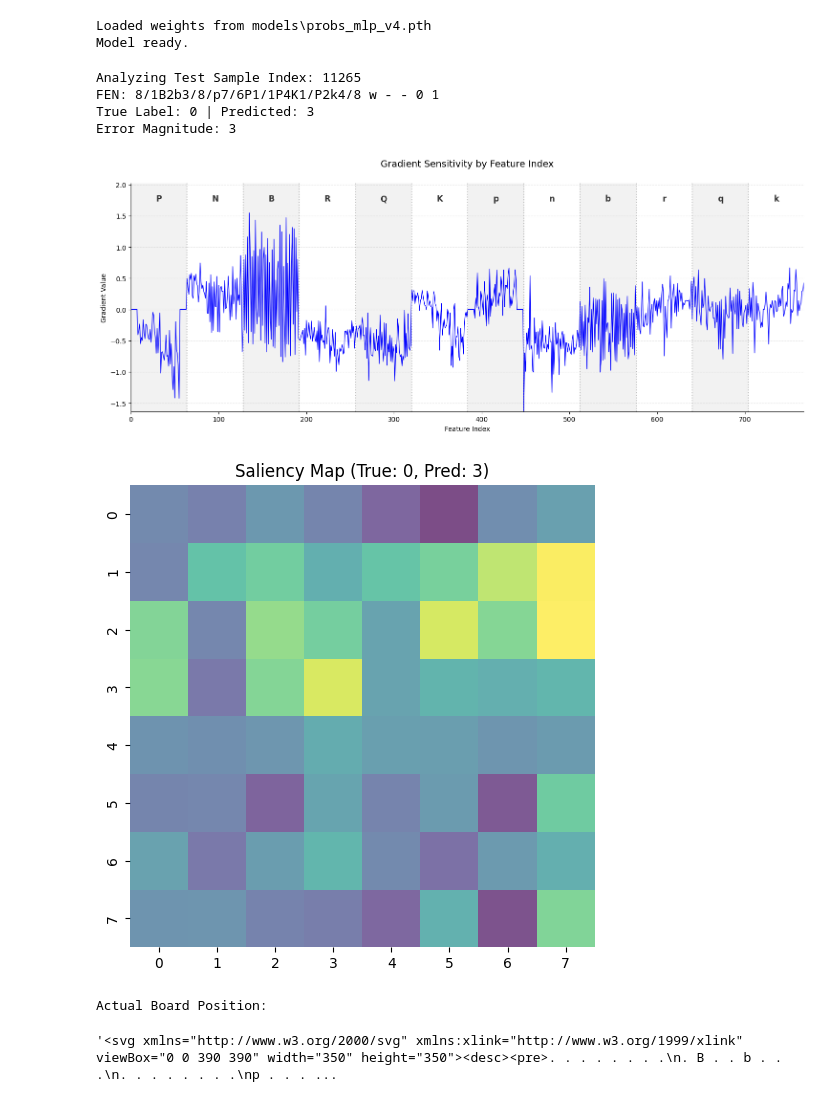
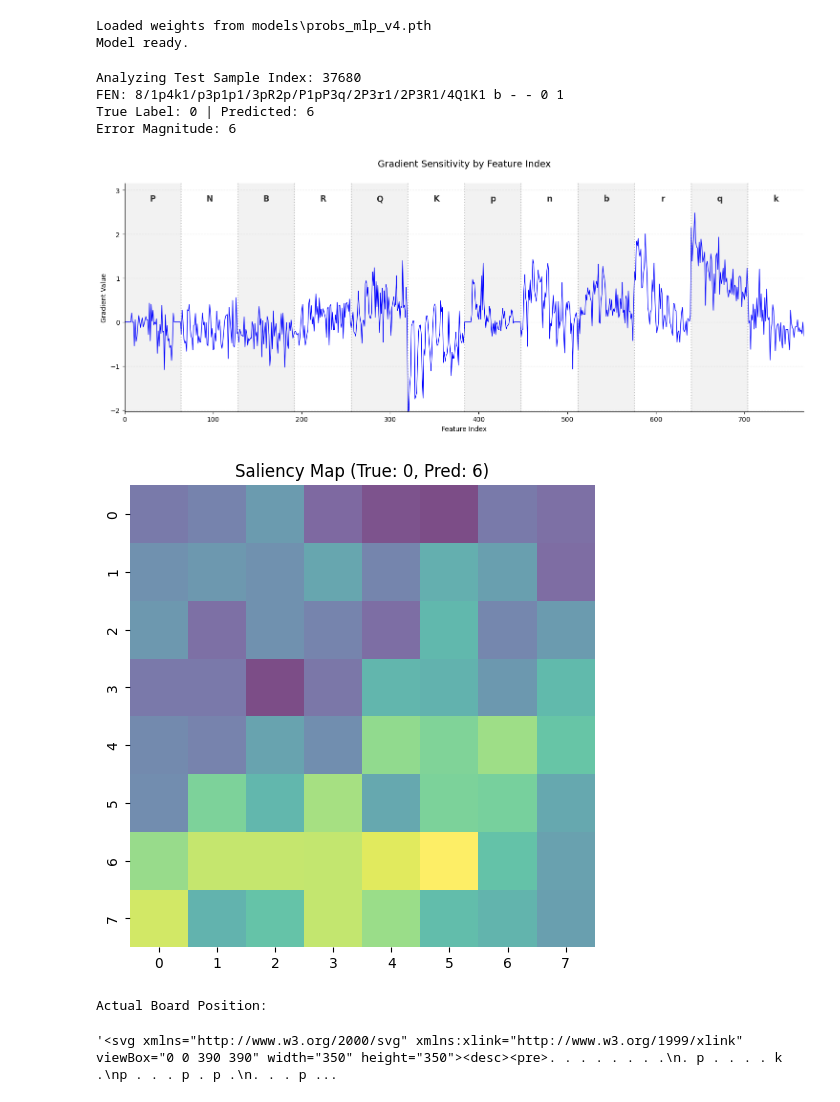
Before and after one commit to wang-yuancheng/chess, a Jupyter notebook: 05_model_evaluation_mlp.ipynb, the cells around one changed output. Cells and saved outputs as stored; diff of their text form; code cells hidden in the pictures.

```diff
--- a/05_model_evaluation_mlp.ipynb
+++ b/05_model_evaluation_mlp.ipynb
@@ -111,7 +113,7 @@ print("Model ready.")
 Loaded weights from models\probs_mlp_v4.pth
 Model ready.
 # %%
-def generate_saliency_map(model, input_tensor, target_class):
+def get_piece_gradients(model, input_tensor, target_class):
     """
     Computes the gradient of the score for the target class w.r.t the input vector.
     """
@@ -127,9 +129,6 @@ def generate_saliency_map(model, input_tensor, target_class):
 
     return gradients
 
-import matplotlib.pyplot as plt
-import numpy as np
-import seaborn as sns
 
 def plot_chess_gradients(gradients):
     """
@@ -160,12 +159,9 @@ def plot_chess_gradients(gradients):
     ax1.set_xlabel('Feature Index')
     ax1.set_ylabel('Gradient Value')
     ax1.set_xlim(0, 767)
-
     ax1.set_ylim(y_min, y_max + (y_range * 0.15))
-
     ax1.grid(True, axis='y', alpha=0.3, linestyle='--')
     sns.despine()
-
     plt.tight_layout()
     plt.show()
 
@@ -231,49 +227,46 @@ with open(FAILURE_INDICES_PATH, "r") as f:
     failure_data = json.load(f)
 
 # ==========================================
-ERROR_MAGNITUDE = "3"  # Choose from '3', '4', '5', '6'
+ERROR_MAGNITUDE = "6"  # Choose from '3', '4', '5', '6'
 FAILURE_IDX_IN_LIST = 345 # Pick the Nth failure in that category
 # ==========================================
 
 dataset_idx = failure_data[ERROR_MAGNITUDE][FAILURE_IDX_IN_LIST]
 
 # Load that specific sample
 dataset = ChessDataset(root_dir=ROOT_DIR, split="test")
 X_sample, y_sample = dataset[dataset_idx]
 
 # Unsqueeze so [775] > [1, 775] as model expects batch
 X_input = X_sample.unsqueeze(0).to(DEVICE)
 
 # Predict
 model.eval()
 pred_logits = model(X_input)
 pred_label = torch.argmax(pred_logits, dim=1).item()
 
 # Generate Saliency to see why it predicted the wrong class
-grads = generate_saliency_map(model, X_input, pred_label)
-
-if len(grads.shape) == 3:  # Check if shape is (19, 8, 8)
-    grads = grads.flatten()
+grads = get_piece_gradients(model, X_input, pred_label)
 
 # Reconstruct FEN for visualization
 reconstructed_fen = vector_to_fen(X_sample)
 
 print(f"Analyzing Test Sample Index: {dataset_idx}")
 print(f"FEN: {reconstructed_fen}")
 print(f"True Label: {y_sample.item()} | Predicted: {pred_label}")
 print(f"Error Magnitude: {abs(y_sample.item() - pred_label)}")
 
 plot_chess_gradients(grads)
 plot_chess_heatmap(grads, fen_str=reconstructed_fen, true_label=y_sample.item(), pred_label=pred_label)
 # %% [output]
-Analyzing Test Sample Index: 11265
-FEN: 8/1B2b3/8/p7/6P1/1P4K1/P2k4/8 w - - 0 1
-True Label: 0 | Predicted: 3
-Error Magnitude: 3
+Analyzing Test Sample Index: 37680
+FEN: 8/1p4k1/p3p1p1/3pR2p/P1pP3q/2P3r1/2P3R1/4Q1K1 b - - 0 1
+True Label: 0 | Predicted: 6
+Error Magnitude: 6
-[figure, old version]
+[figure, new version]
-[figure, old version]
+[figure, new version]
 Actual Board Position:
-'<svg xmlns="http://www.w3.org/2000/svg" xmlns:xlink="http://www.w3.org/1999/xlink" viewBox="0 0 390 390" width="350" height="350"><desc><pre>. . . . . . . .\n. B . . b . . .\n. . . . . . . .\np . . . ...
+'<svg xmlns="http://www.w3.org/2000/svg" xmlns:xlink="http://www.w3.org/1999/xlink" viewBox="0 0 390 390" width="350" height="350"><desc><pre>. . . . . . . .\n. p . . . . k .\np . . . p . p .\n. . . p ...
 # %%
 PIECE_ACC_LOG = RESULTS_DIR / MODEL_NAME / "accuracy_vs_piece_count.csv"
 
```
Also changed, not shown: parts of 4 cells of this notebook, 4 other files.
